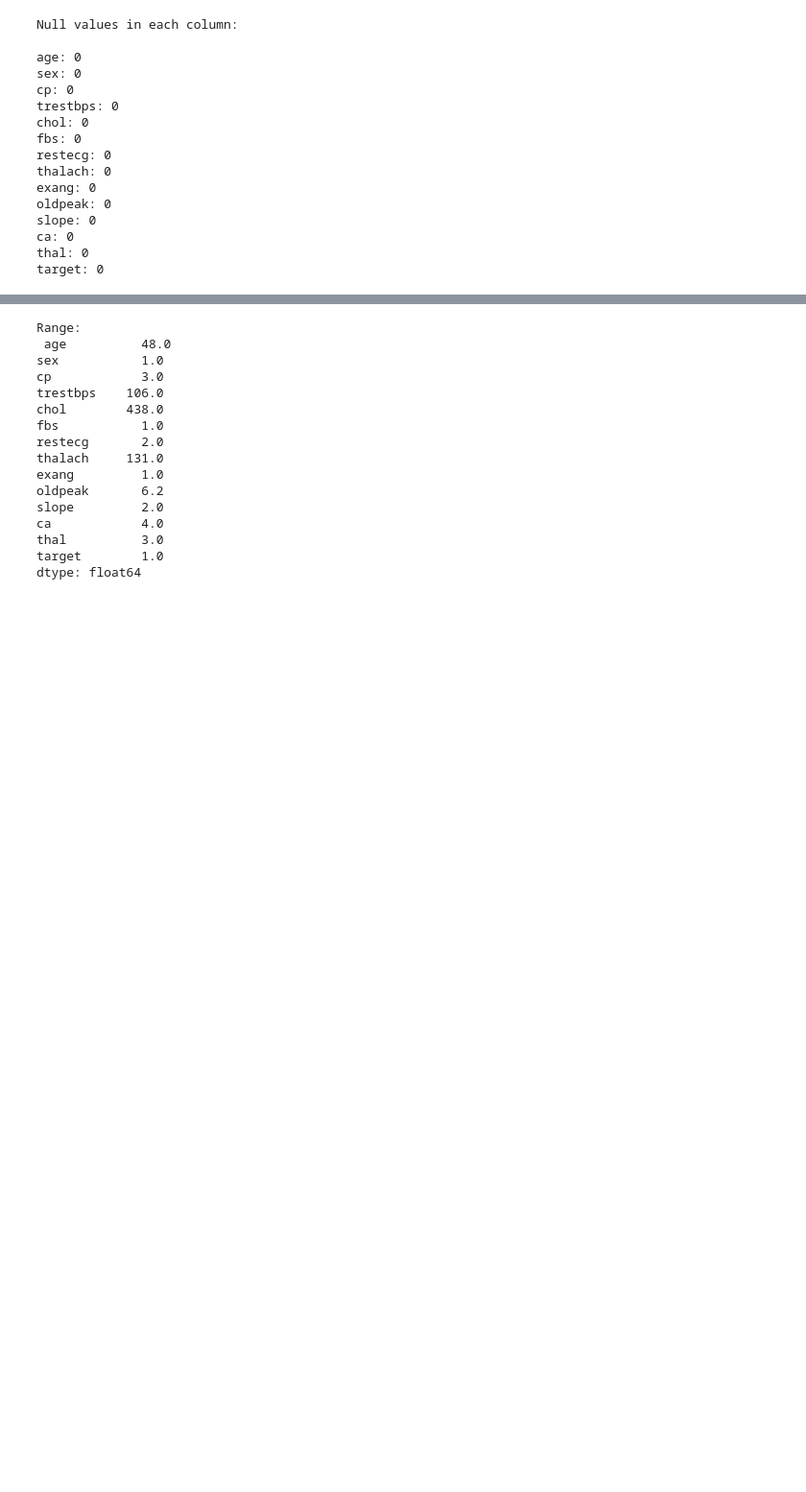
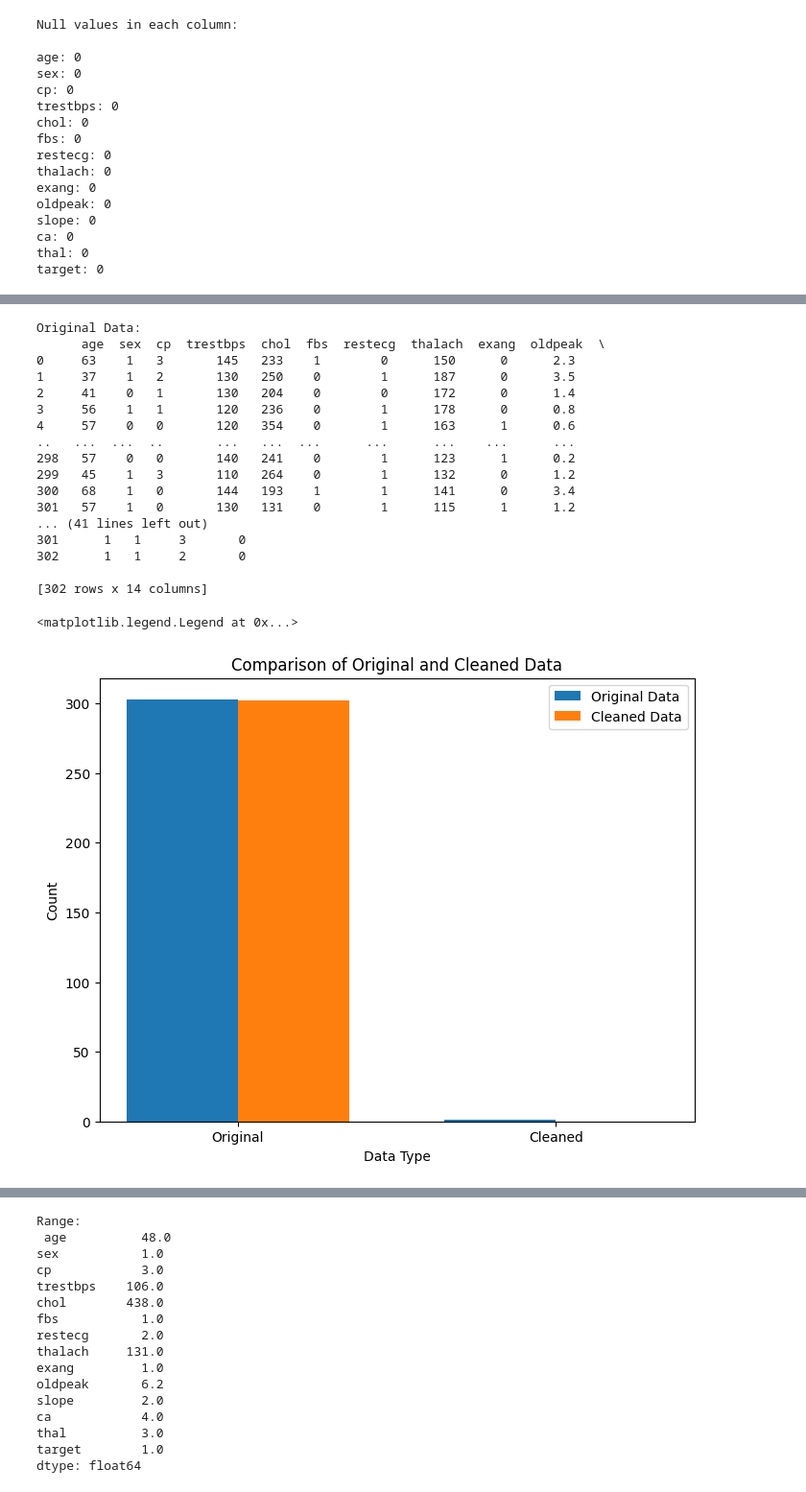
Before and after one commit to asiimire/asiimire_patricia_2100719271, a Jupyter notebook: Python Morning Session/asiimire_patricia_day11_Assignment_two.ipynb, the cells around one changed output, grey strips where cells are left out. Shown at 96% size. Saved outputs shown, nothing was run; the diff lists cells and outputs as text; code cells hidden in the pictures; blank space fills up the shorter version.

```diff
--- a/Python Morning Session/asiimire_patricia_day11_Assignment_two.ipynb
+++ b/Python Morning Session/asiimire_patricia_day11_Assignment_two.ipynb
@@ -113,3 +170,50 @@ print(remove_duplicates)
+# %%
+# Displaying original and cleaned data side by side
+print("Original Data:\n", data)
+cleaned_data = data.drop_duplicates()
+print("\nData After Removing Duplicates:\n", cleaned_data)
+
+# Creating a bar plot to compare counts
+fig, ax = plt.subplots(figsize=(8, 6))
+
+# Calculate counts
+original_counts = [len(data), len(data) - len(cleaned_data)]
+cleaned_counts = [len(cleaned_data), 0]
+
+bar_width = 0.35
+index = range(2)
+
+# Plotting bars
+rects1 = ax.bar(index, original_counts, bar_width, label='Original Data')
+rects2 = ax.bar([i + bar_width for i in index], cleaned_counts, bar_width, label='Cleaned Data')
+
+# Adding labels, title, and custom x-axis tick labels
+ax.set_xlabel('Data Type')
+ax.set_ylabel('Count')
+ax.set_title('Comparison of Original and Cleaned Data')
+ax.set_xticks([i + bar_width / 2 for i in index])
+ax.set_xticklabels(['Original', 'Cleaned'])
+ax.legend()
+# %% [output]
+Original Data:
+      age  sex  cp  trestbps  chol  fbs  restecg  thalach  exang  oldpeak  \
+0     63    1   3       145   233    1        0      150      0      2.3
+1     37    1   2       130   250    0        1      187      0      3.5
+2     41    0   1       130   204    0        0      172      0      1.4
+3     56    1   1       120   236    0        1      178      0      0.8
+4     57    0   0       120   354    0        1      163      1      0.6
+..   ...  ...  ..       ...   ...  ...      ...      ...    ...      ...
+298   57    0   0       140   241    0        1      123      1      0.2
+299   45    1   3       110   264    0        1      132      0      1.2
+300   68    1   0       144   193    1        1      141      0      3.4
+301   57    1   0       130   131    0        1      115      1      1.2
+... (41 lines left out)
+301      1   1     3       0
+302      1   1     2       0
+
+[302 rows x 14 columns]
+<matplotlib.legend.Legend at 0x...>
+[figure, added]
 # %%
 #Exploratory data analysis
 #mean ,mode,and median
```
Also changed, not shown: parts of 13 cells of this notebook.
